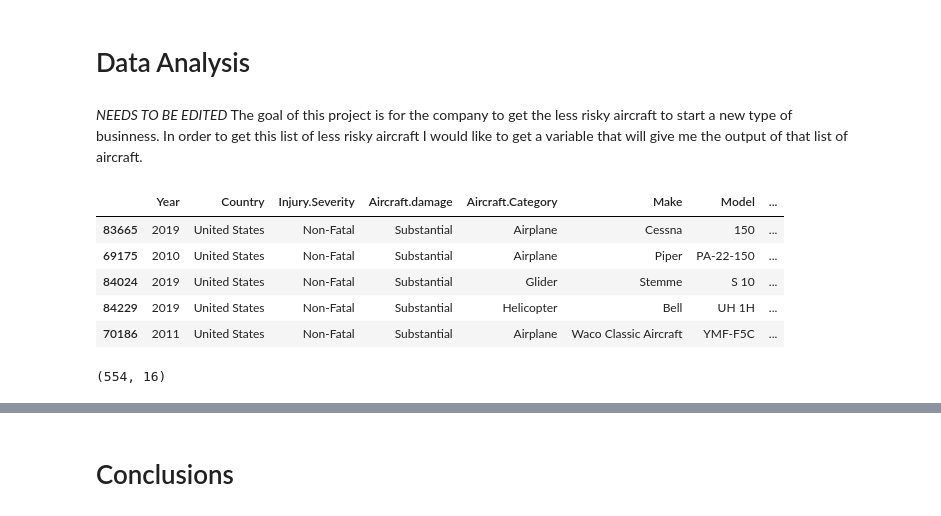
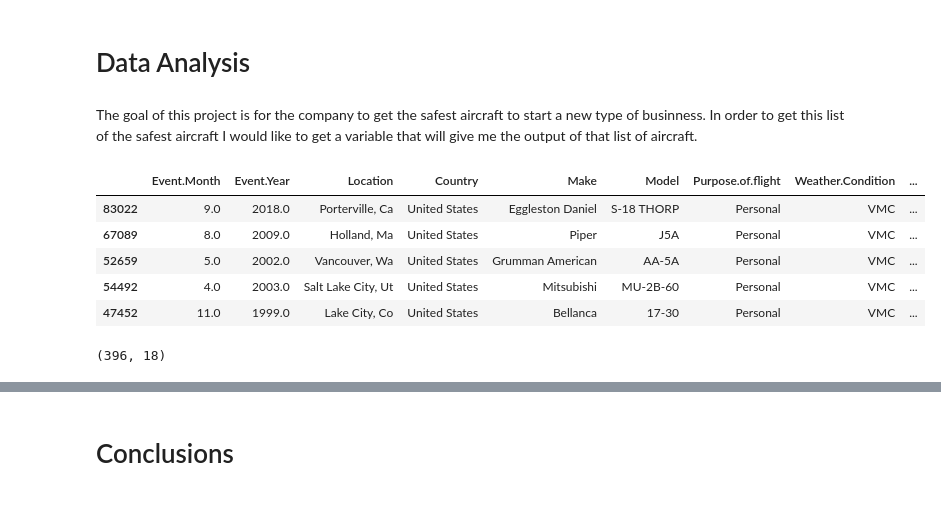
Before and after one commit to aramirezfr/Aircraft-Acquisition-Proposal, a Jupyter notebook: AircraftAcquisitionProposal.ipynb, the cells around one changed output, grey strips where cells are left out. Drawn from its saved outputs; the diff is of its cells as text; code cells hidden in the pictures.

```diff
--- a/AircraftAcquisitionProposal.ipynb
+++ b/AircraftAcquisitionProposal.ipynb
@@ -323,0 +318,3 @@ memory usage: 2.2+ MB
+# %%
+#replacing NaN with mean 1
+df_clean['Number.of.Engines']=df_clean['Number.of.Engines'].fillna(1)
@@ -323,0 +339,7 @@ memory usage: 2.2+ MB
+# %%
+#Will only keep the most common and turbo engines
+df_clean['Engine.Type']=df_clean['Engine.Type'].map(str)
+df_clean['Engine.Type']=df_clean['Engine.Type'].apply(lambda x: x if x in ['Reciprocating', 'Turbo Shaft', 'Turbo Prop', 'Turbo Fan', 'Turbo Jet']else None)
+# %%
+#dropping the NaN values of the engine type column
+df_clean=df_clean.dropna(subset=['Engine.Type'])
@@ -323,0 +352,3 @@ memory usage: 2.2+ MB
+# %%
+#creating a column with the total of all injuries, fatal, serious and minor
+df_clean['Total.Injuries']=df_clean['Total.Fatal.Injuries']+df_clean['Total.Serious.Injuries']+df_clean['Total.Minor.Injuries']
@@ -324,21 +378,22 @@ memory usage: 2.2+ MB
 # %% [markdown]
 # Data Analysis
 # %% [markdown]
-*NEEDS TO BE EDITED* The goal of this project is for the company to get the less risky aircraft to start a new type of businness.
-In order to get this list of less risky aircraft I would like to get a variable that will give me the output of that list of aircraft.
+The goal of this project is for the company to get the safest aircraft to start a new type of businness.
+In order to get this list of the safest aircraft I would like to get a variable that will give me the output of that list of aircraft.
 # %%
-subset.sample(5) #starting the data analysis by checking a sample subset of aircrafts in the time range wanted
+#starting the data analysis by checking a sample subset
+df_clean.sample(5)
 # %% [output]
-|  | Year | Country | Injury.Severity | Aircraft.damage | Aircraft.Category | Make | Model | ... |
-| 83665 | 2019 | United States | Non-Fatal | Substantial | Airplane | Cessna | 150 | ... |
-| 69175 | 2010 | United States | Non-Fatal | Substantial | Airplane | Piper | PA-22-150 | ... |
-| 84024 | 2019 | United States | Non-Fatal | Substantial | Glider | Stemme | S 10 | ... |
-| 84229 | 2019 | United States | Non-Fatal | Substantial | Helicopter | Bell | UH 1H | ... |
-| 70186 | 2011 | United States | Non-Fatal | Substantial | Airplane | Waco Classic Aircraft | YMF-F5C | ... |
+|  | Event.Month | Event.Year | Location | Country | Make | Model | Purpose.of.flight | Weather.Condition | ... |
+| 83022 | 9.0 | 2018.0 | Porterville, Ca | United States | Eggleston Daniel | S-18 THORP | Personal | VMC | ... |
+| 67089 | 8.0 | 2009.0 | Holland, Ma | United States | Piper | J5A | Personal | VMC | ... |
+| 52659 | 5.0 | 2002.0 | Vancouver, Wa | United States | Grumman American | AA-5A | Personal | VMC | ... |
+| 54492 | 4.0 | 2003.0 | Salt Lake City, Ut | United States | Mitsubishi | MU-2B-60 | Personal | VMC | ... |
+| 47452 | 11.0 | 1999.0 | Lake City, Co | United States | Bellanca | 17-30 | Personal | VMC | ... |
 # %%
 #creating a subset of only the best aircraft to purchase
 #total injuries needs to be 0, injuries include the sum of: serious ,fatal and minor injuries.
-best_aircraft_subset = subset[(subset['Total.Injuries']== 0) & (subset['Aircraft.damage']== 'Minor')]
-best_aircraft_subset.shape #checking the size of this new subset
+best_aircraft= df_clean[(df_clean['Total.Injuries']== 0) & (df_clean['Aircraft.damage']== 'Minor')]
+best_aircraft.shape #checking the size of this new subset
 # %% [output]
-(554, 16)
+(396, 18)
```
Also changed, not shown: parts of 91 cells of this notebook.
